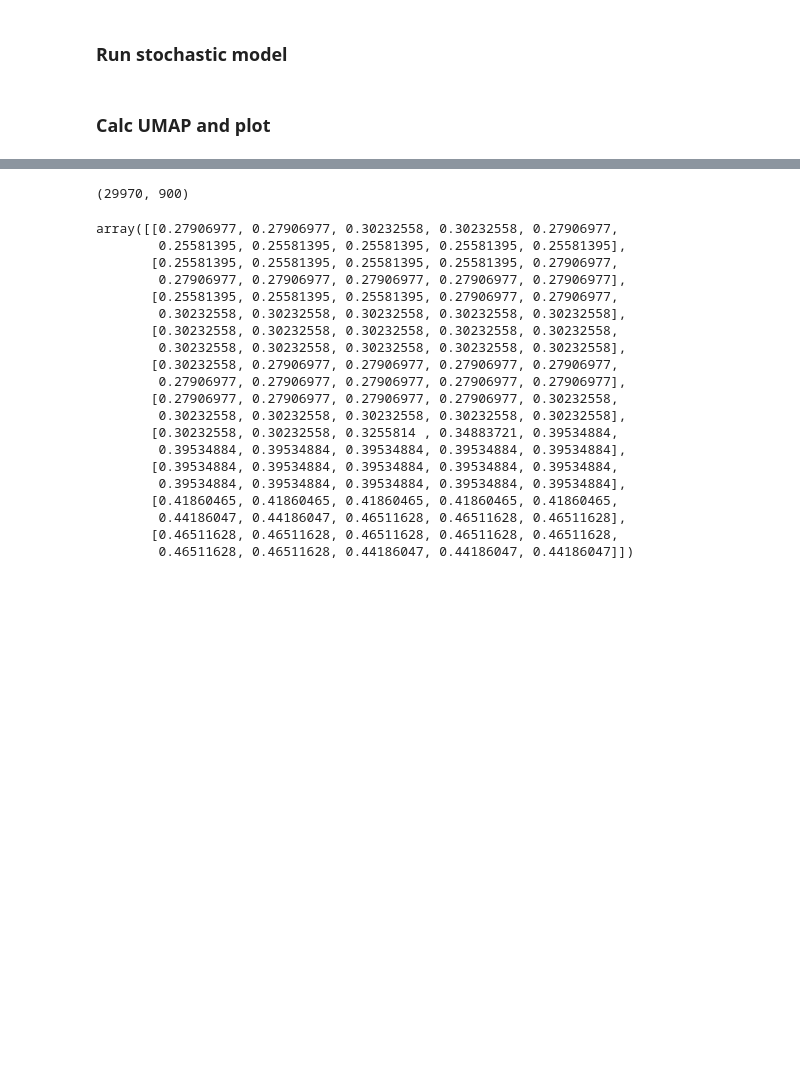
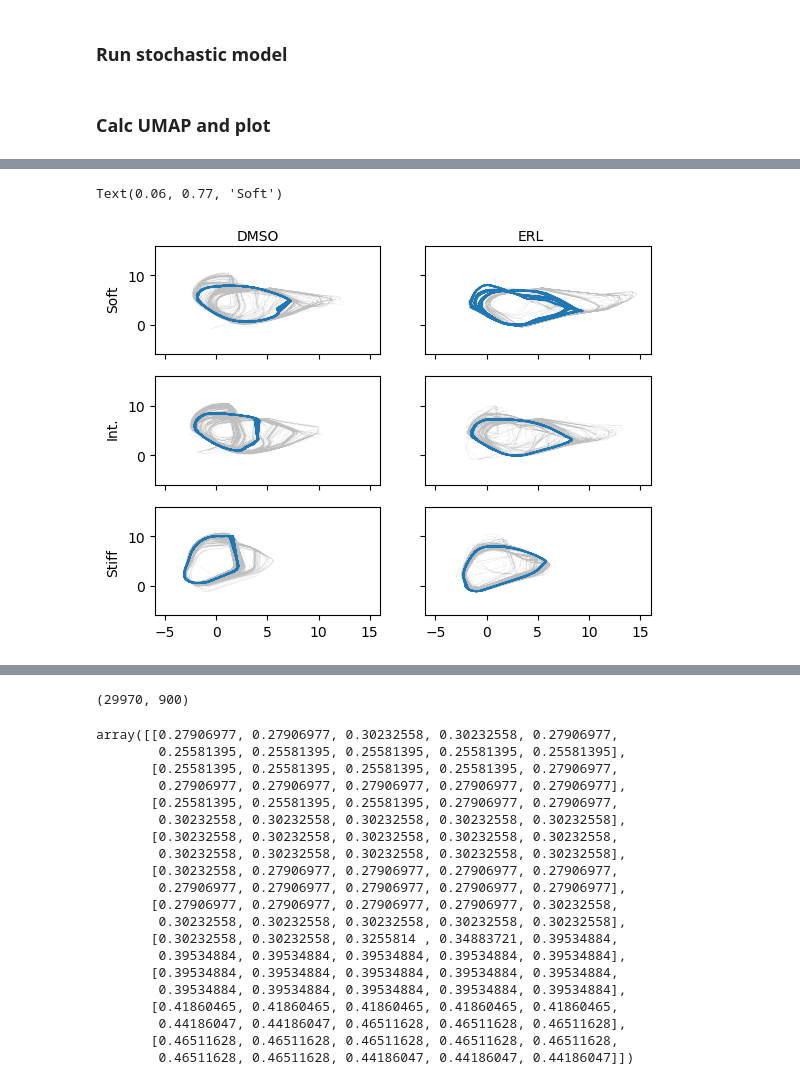
Before and after one commit to QuLab-VU/ECM_cell_cycle_model, a Jupyter notebook: Python/plotUMAP_proj.ipynb, the cells around one changed output, grey strips where cells are left out. Saved outputs shown, nothing was run; the diff lists cells and outputs as text; code cells hidden in the pictures; blank space fills up the shorter version.

```diff
--- a/Python/plotUMAP_proj.ipynb
+++ b/Python/plotUMAP_proj.ipynb
@@ -300,11 +468,30 @@ len(all_prot_tmp)
 # %%
-reducer = umap.UMAP(
-        n_neighbors=neighbs,
-        min_dist=min_d,
-        n_components=2,
-        metric='euclidean',
-        random_state=5,
-        low_memory=True
-        ).fit(all_prot_tmp)
+fig = plt.figure()
+n1 = 1
+for n in range(6):
+    plt.subplot(3,2,n1)
+    trk_len = int(len(embedding_all_prot)/6)
+    trk_len_ode = int(len(embedding_all_prot_ode)/6)
+    plt.plot(embedding_all_prot[n*trk_len:n1*trk_len,0], embedding_all_prot[n*trk_len:n1*trk_len,1], lw=0.1, alpha=0.5, c='gray')
+    plt.plot(embedding_all_prot_ode[n*trk_len_ode:n1*trk_len_ode,0], embedding_all_prot_ode[n*trk_len_ode:n1*trk_len_ode,1], lw=1, alpha=1)
 
-embedding_all_prot = reducer.transform(all_prot_tmp)
+    plt.xlim(-6,16)
+    plt.ylim(-6,16)
+
+    ax = plt.gca()
+    if (n1 % 2) == 0:
+        ax.yaxis.set_tick_params(labelleft=False)
+    if n1<5:
+        ax.xaxis.set_tick_params(labelleft=False)
+    n1 += 1
+
+# Set common labels
+fig.text(0.287, 0.9, 'DMSO', ha='center', va='center')
+fig.text(0.713, 0.9, 'ERL', ha='center', va='center')
+fig.text(0.06, 0.22, 'Stiff', ha='center', va='center', rotation='vertical')
+fig.text(0.06, 0.5, 'Int.', ha='center', va='center', rotation='vertical')
+fig.text(0.06, 0.77, 'Soft', ha='center', va='center', rotation='vertical')
+# plt.savefig(SAVE_DIR + f"UMAP_neighbs{neighbs}_window{window}_tstep{time_step}_ORIG.png", bbox_inches='tight')
+# %% [output]
+Text(0.06, 0.77, 'Soft')
+[figure, added]
```
Also changed, not shown: parts of 15 cells of this notebook.
